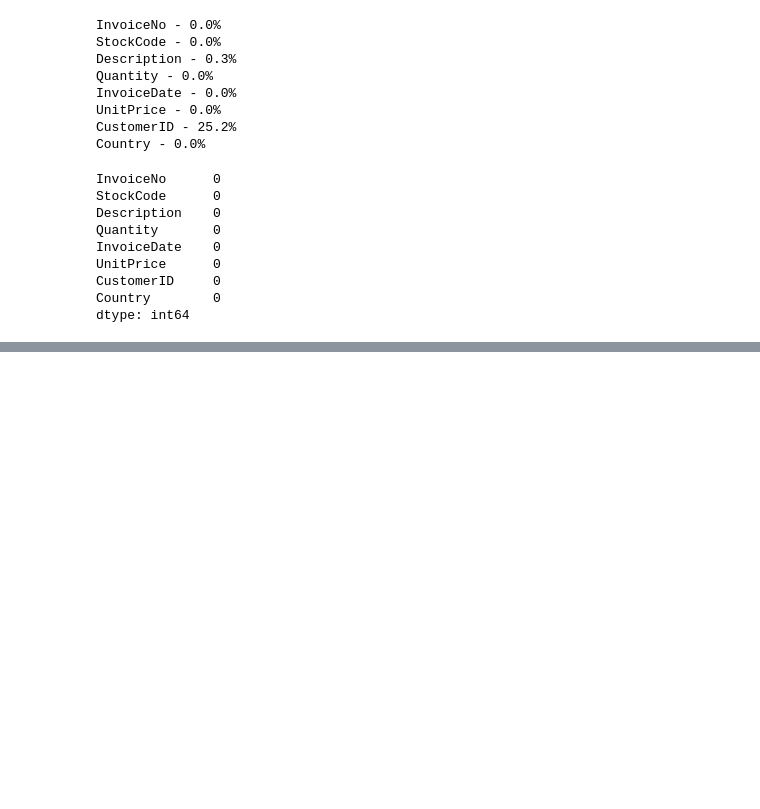
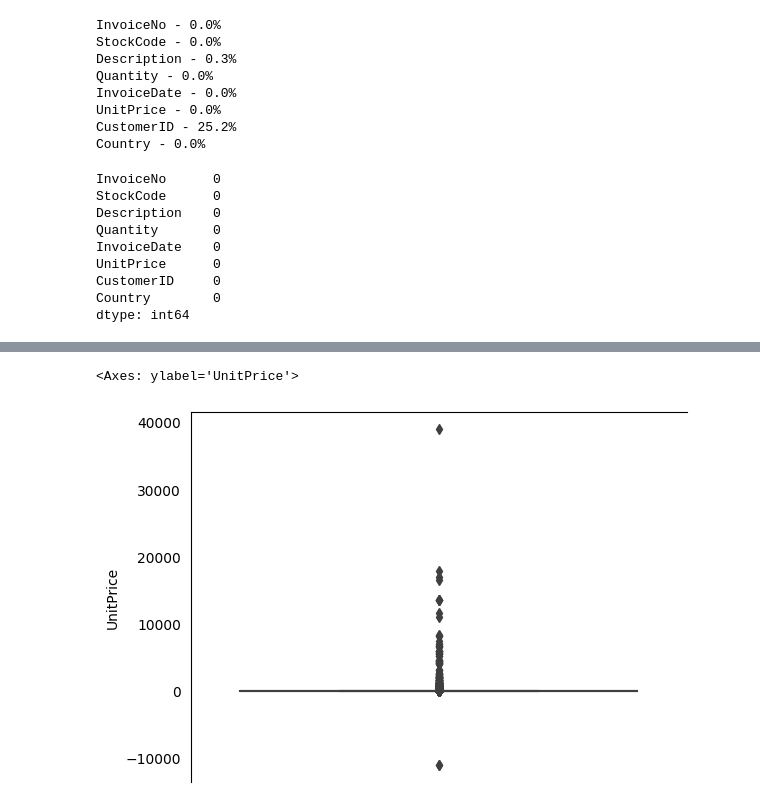
Before and after one commit to girish-kumar-l/data-analytics, a Jupyter notebook: E_commerce.ipynb, the cells around one changed output, grey strips where cells are left out. Saved outputs shown, nothing was run; the diff lists cells and outputs as text; code cells hidden in the pictures; blank space fills up the shorter version.

```diff
--- a/E_commerce.ipynb
+++ b/E_commerce.ipynb
@@ -118,0 +127,6 @@ data['Total'] = data['Quantity']*data['UnitPrice']
+# %%
+#Check on Unit Price Distribution
+sns.boxplot( y= 'UnitPrice' ,data =data)
+# %% [output]
+<Axes: ylabel='UnitPrice'>
+[figure, added]
```
Also changed, not shown: parts of 15 cells of this notebook.
